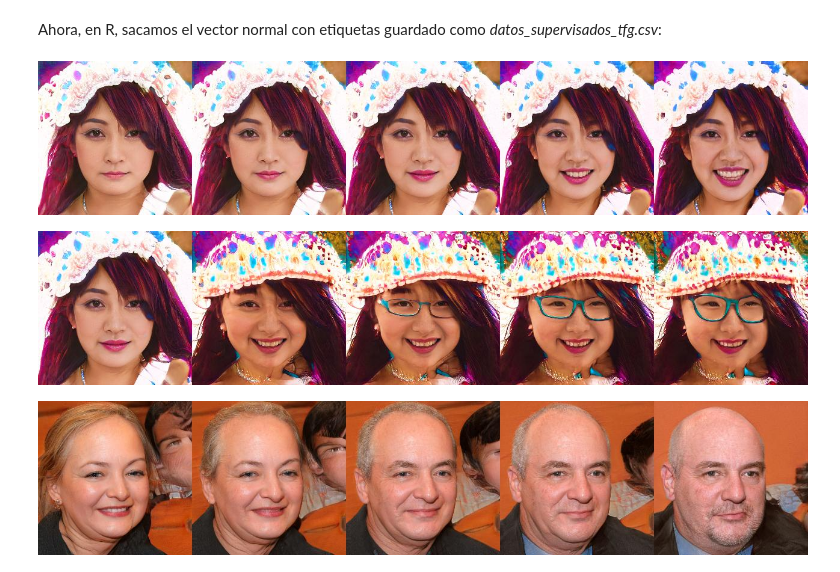
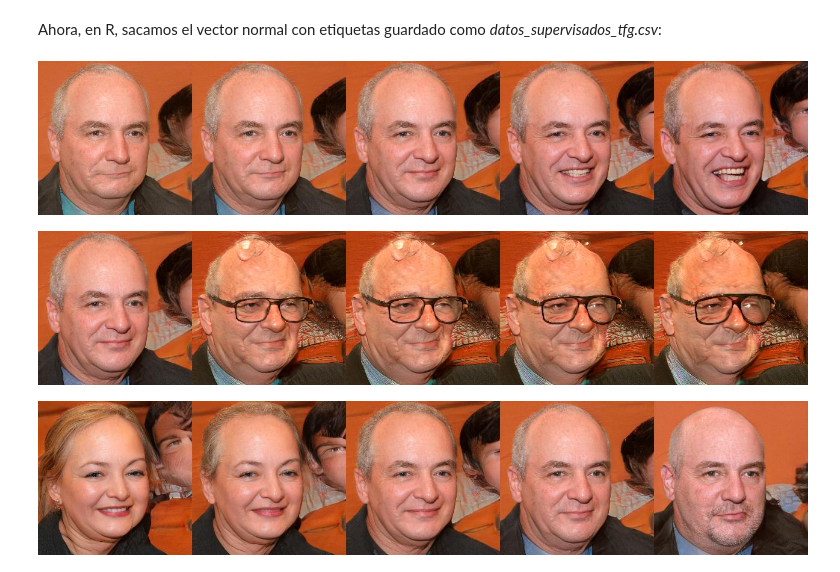
Before and after one commit to ualcsb547/tfg-gans-analisis-latente, a Jupyter notebook: python_colab/generacion_imagenes.ipynb, the cells around one changed output. Saved outputs shown, nothing was run; the diff lists cells and outputs as text; code cells hidden in the pictures.

```diff
--- a/python_colab/generacion_imagenes.ipynb
+++ b/python_colab/generacion_imagenes.ipynb
@@ -183,7 +177,7 @@ vector_pca = df_pca.values.T
 # 2. Generamos una cara base aleatoria para probar
 # Usamos la función anterior
 #w_base = sample_codes(generator, 1, latent_space_type='W')
-w_base = latent_codes[2:3]
+w_base = latent_codes[0:2]
 
 # 3. Preparamos una lista vacía para guardar la evolución de la cara
 imagenes_evolucion = []
@@ -234,7 +228,7 @@ vector_pca = df_pca.values.T
 
 # 2. Generamos una cara base aleatoria para probar
 # Usamos la función anterior
-w_base = latent_codes[2:3]
+w_base = latent_codes[0:2]
 
 # 3. Preparamos una lista vacía para guardar la evolución de la cara
 imagenes_evolucion = []
@@ -285,7 +279,7 @@ vector_pca = df_pca.values.T
 
 # 2. Generamos una cara base aleatoria para probar
 # Usamos la función anterior
-w_base = latent_codes[2:3]
+w_base = latent_codes[0:2]
 
 # 3. Preparamos una lista vacía para guardar la evolución de la cara
 imagenes_evolucion = []
@@ -329,7 +323,7 @@ import numpy as np
 # 1. Generamos las 1000 caras
 numero_de_caras = 1000
 print(f"1. Generando {numero_de_caras} vectores W")
-latent_codes = sample_codes(generator, numero_de_caras, latent_space_type='W')
+vectores_w = sample_codes(generator, numero_de_caras, latent_space_type='W')
 
 # 2. Verificamos los nombres que usa el programa para etiquetar:
 nombres_disponibles = ATTRS
@@ -343,7 +337,7 @@ print("3. Construyendo la tabla de datos...")
 
 # Creamos el DataFrame directamente con los 512 valores de W
 columnas_w = [f'w_{i}' for i in range(512)]
-df_tfg = pd.DataFrame(latent_codes, columns=columnas_w)
+df_tfg = pd.DataFrame(vectores_w, columns=columnas_w)
 
 # 4. Hay que pedirle al ordenador que nos etiquete las fotos
 for attr in atributos_deseados:
@@ -351,7 +345,7 @@ for attr in atributos_deseados:
           print(f"   -> Evaluando '{attr}' usando vectores de dirección...")
           # Calculamos la proyección de los códigos latentes sobre el vector de dirección del atributo.
           # Esto proporciona una puntuación que indica cuánto se alinea cada cara con el atributo.
-          scores = np.dot(latent_codes, boundaries[attr].T).flatten()
+          scores = np.dot(vectores_w, boundaries[attr].T).flatten()
           # Añadimos una columna de puntuaciones a la tabla
           df_tfg[attr] = scores
       else:
@@ -397,35 +391,35 @@ Ahora, en R, sacamos el vector normal con etiquetas guardado como *datos_supervi
 # %%
 # Cargar la dirección calculada en R mediante SVM
 dir_svm = pd.read_csv('/content/direccion_svm_smile.csv').values
 #.values para sacar solo los números (para poder usar directamente dir_svm en una cuenta)
 
 # Elegir una cara base:
-w_base = latent_codes[2:3]
+w_base = latent_codes[0:1]
 # Esto lo debemos hacer dependiendo de la cara base que tengamos, puesto que si
 # tenemos un señor con gafas y le ponemos como intensidad hasta el número 3, quizás
 # el programa podría colapsar y aparecer en la imagen cosas raras como manchas puesto
 # que estamos añadiendo cosas que ya están
 intensidades = [-3, -1.5, 0, 1.5, 3]
 imagenes = []
 
 for alfa in intensidades:
     # Aplicamos la dirección SVM
     w_nuevo = w_base + (alfa * dir_svm)
 
     # Generamos la imagen
     img = generator.easy_synthesize(w_nuevo, latent_space_type='W')['image'][0]
     imagenes.append(img)
 
 # Mostramos el resultado final
 imshow(np.array(imagenes), col=len(intensidades))
 # %% [output]
-[figure, old version]
+[figure, new version]
 # %%
 # Cargar la dirección calculada en R mediante SVM
 dir_svm = pd.read_csv('/content/direccion_svm_eyeglasses.csv').values
 
 # Elegir una cara base (la número 0, por ejemplo)
-w_base = latent_codes[2:3]
+w_base = latent_codes[0:2]
 
 # En este caso, como no tiene gafas, solo añadiremos intensidades positivas,
 # si probásemos con -3, saldría una cara con manchas, puesto que el programa
@@ -445,7 +439,7 @@ for alfa in intensidades:
 # Mostramos el resultado final
 imshow(np.array(imagenes), col=len(intensidades))
 # %% [output]
-[figure, old version]
+[figure, new version]
 # %%
 # Cargar la dirección calculada en R mediante SVM
 dir_svm = pd.read_csv('/content/direccion_svm_gender.csv').values
```
Also changed, not shown: parts of 4 cells of this notebook.
